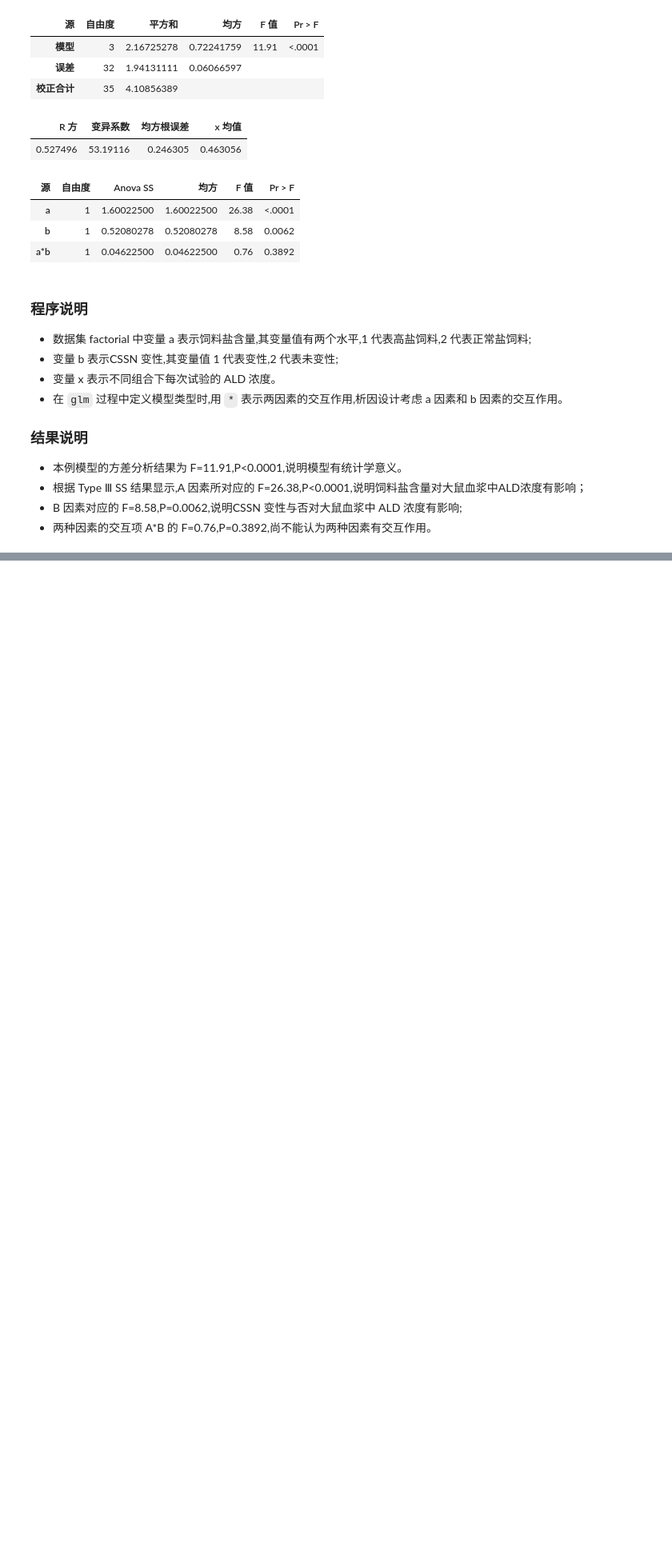
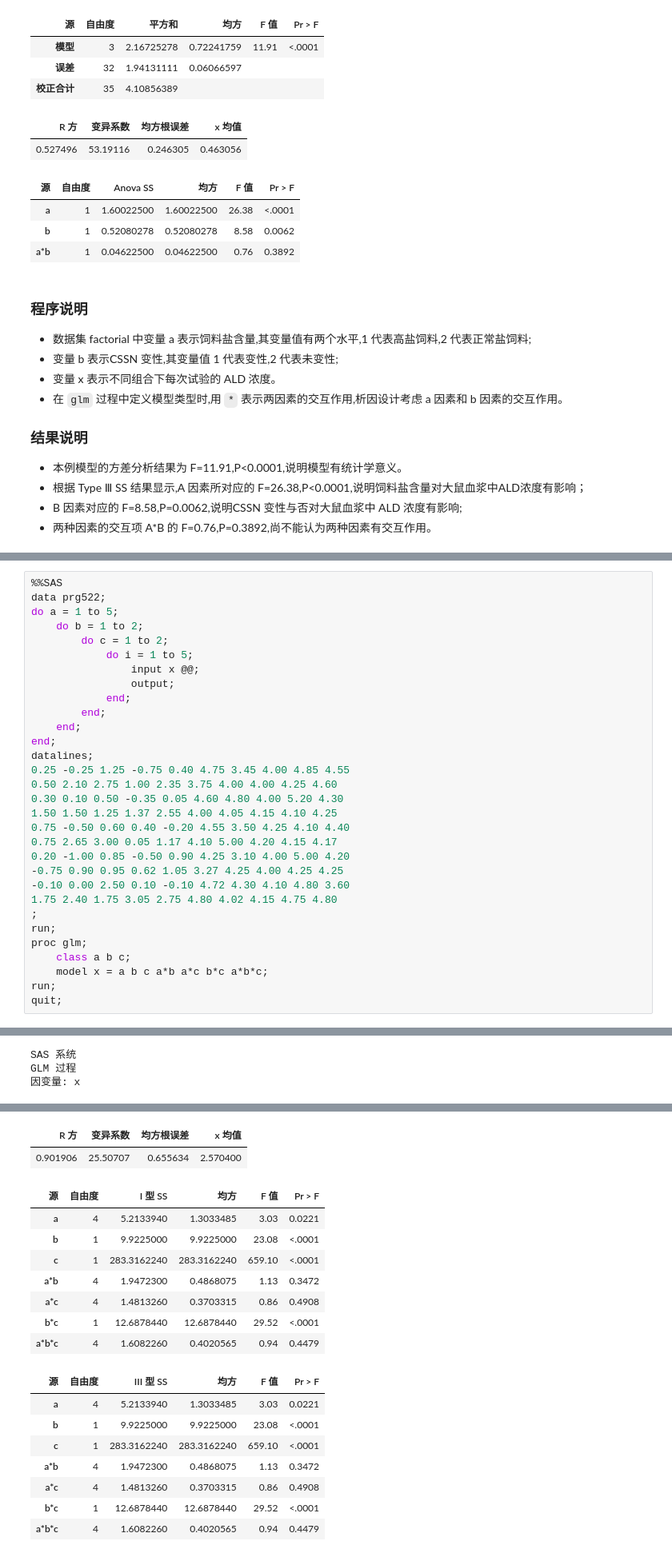
Before and after one commit to pumc-zhou/Med-Stat-Notes, a Jupyter notebook: Guide/SAS/25-06-01-multi-sample-ANOVA.ipynb, the cells around one changed output, grey strips where cells are left out. Shown at 80% size. Cells and saved outputs as stored; diff of their text form; blank space fills up the shorter version.

```diff
--- a/Guide/SAS/25-06-01-multi-sample-ANOVA.ipynb
+++ b/Guide/SAS/25-06-01-multi-sample-ANOVA.ipynb
@@ -461,0 +525,32 @@ ANOVA 过程
+# %%
+%%SAS
+data prg522;
+do a = 1 to 5;
+    do b = 1 to 2;
+        do c = 1 to 2;
+            do i = 1 to 5;
+                input x @@;
+                output;
+            end;
+        end;
+    end;
+end;
+datalines;
+0.25 -0.25 1.25 -0.75 0.40 4.75 3.45 4.00 4.85 4.55
+0.50 2.10 2.75 1.00 2.35 3.75 4.00 4.00 4.25 4.60
+0.30 0.10 0.50 -0.35 0.05 4.60 4.80 4.00 5.20 4.30
+1.50 1.50 1.25 1.37 2.55 4.00 4.05 4.15 4.10 4.25
+0.75 -0.50 0.60 0.40 -0.20 4.55 3.50 4.25 4.10 4.40
+0.75 2.65 3.00 0.05 1.17 4.10 5.00 4.20 4.15 4.17
+0.20 -1.00 0.85 -0.50 0.90 4.25 3.10 4.00 5.00 4.20
+-0.75 0.90 0.95 0.62 1.05 3.27 4.25 4.00 4.25 4.25
+-0.10 0.00 2.50 0.10 -0.10 4.72 4.30 4.10 4.80 3.60
+1.75 2.40 1.75 3.05 2.75 4.80 4.02 4.15 4.75 4.80
+;
+run;
+proc glm;
+    class a b c;
+    model x = a b c a*b a*c b*c a*b*c;
+run;
+quit;
+# %% [output]
@@ -461,0 +566,3 @@ ANOVA 过程
+SAS 系统
+GLM 过程
+因变量: x
@@ -461,0 +573,18 @@ ANOVA 过程
+| R 方 | 变异系数 | 均方根误差 | x 均值 |
+| 0.901906 | 25.50707 | 0.655634 | 2.570400 |
+| 源 | 自由度 | I 型 SS | 均方 | F 值 | Pr > F |
+| a | 4 | 5.2133940 | 1.3033485 | 3.03 | 0.0221 |
+| b | 1 | 9.9225000 | 9.9225000 | 23.08 | <.0001 |
+| c | 1 | 283.3162240 | 283.3162240 | 659.10 | <.0001 |
+| a*b | 4 | 1.9472300 | 0.4868075 | 1.13 | 0.3472 |
+| a*c | 4 | 1.4813260 | 0.3703315 | 0.86 | 0.4908 |
+| b*c | 1 | 12.6878440 | 12.6878440 | 29.52 | <.0001 |
+| a*b*c | 4 | 1.6082260 | 0.4020565 | 0.94 | 0.4479 |
+| 源 | 自由度 | III 型 SS | 均方 | F 值 | Pr > F |
+| a | 4 | 5.2133940 | 1.3033485 | 3.03 | 0.0221 |
+| b | 1 | 9.9225000 | 9.9225000 | 23.08 | <.0001 |
+| c | 1 | 283.3162240 | 283.3162240 | 659.10 | <.0001 |
+| a*b | 4 | 1.9472300 | 0.4868075 | 1.13 | 0.3472 |
+| a*c | 4 | 1.4813260 | 0.3703315 | 0.86 | 0.4908 |
+| b*c | 1 | 12.6878440 | 12.6878440 | 29.52 | <.0001 |
+| a*b*c | 4 | 1.6082260 | 0.4020565 | 0.94 | 0.4479 |
```
Also changed, not shown: parts of 12 cells of this notebook, 6 other files.
